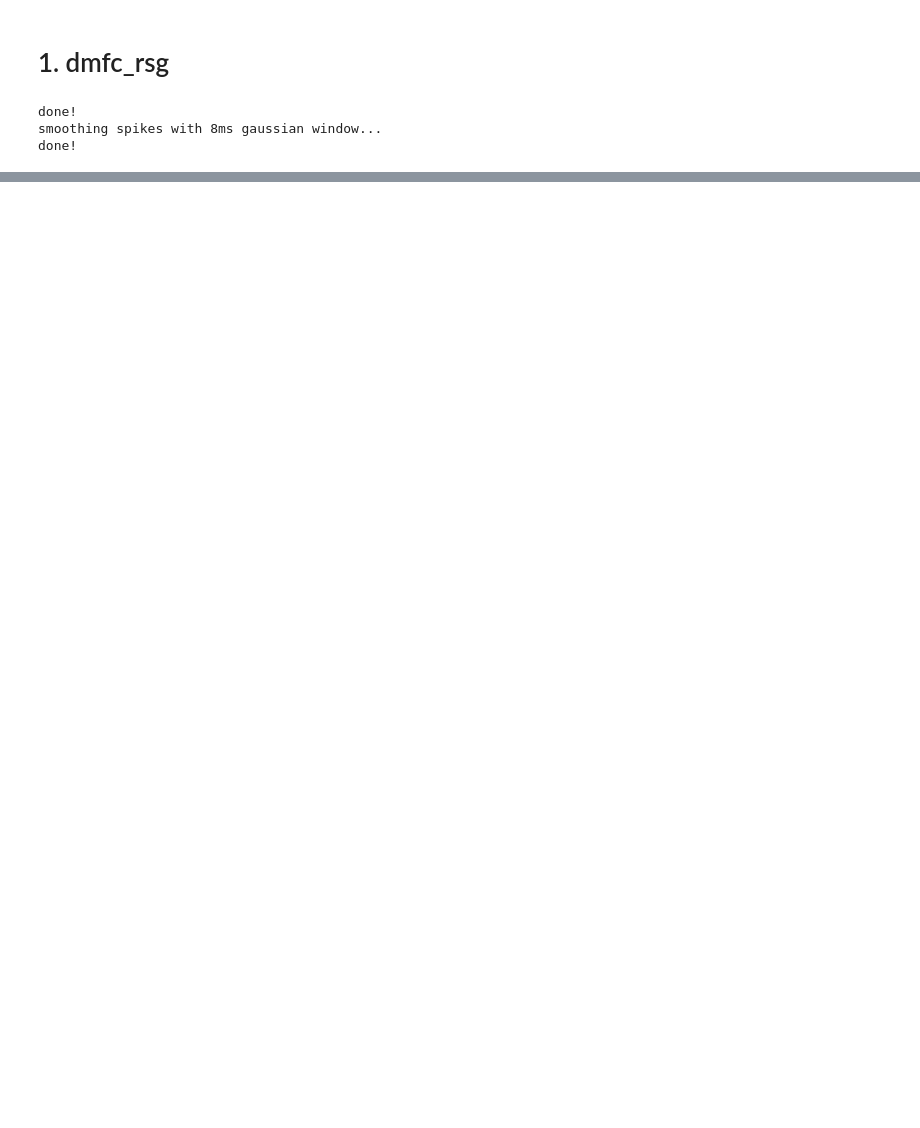
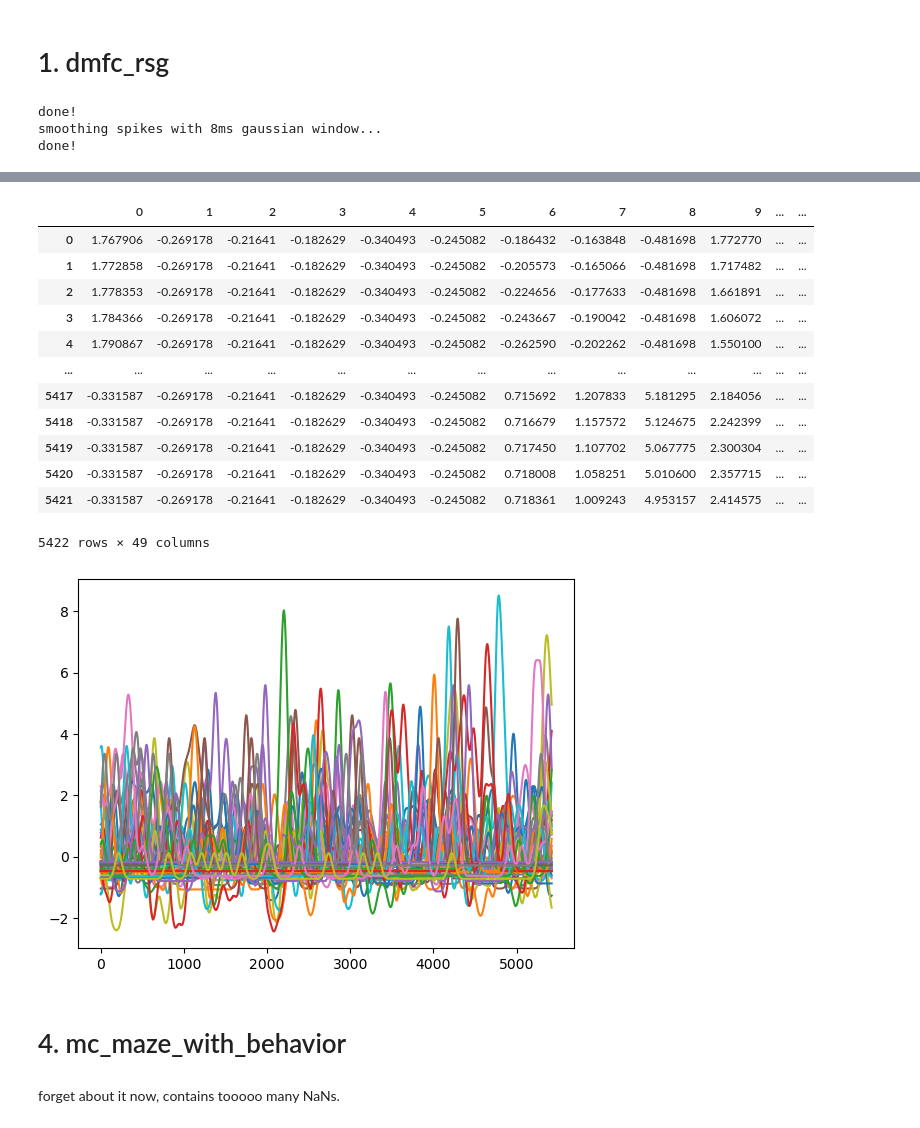
Before and after one commit to dannyfa/Velocity_Flow_Matching, a Jupyter notebook: read_nlb_data.ipynb, the cells around one changed output, grey strips where cells are left out. Cells and saved outputs as stored; diff of their text form; code cells hidden in the pictures; blank space fills up the shorter version.

```diff
--- a/read_nlb_data.ipynb
+++ b/read_nlb_data.ipynb
@@ -28,0 +175,19 @@ np.savez(save_path, samples=np.array(train_data, dtype=object))
+# %%
+trial_id = 0
+plt.plot(train_data[trial_id]);
+pd.DataFrame(train_data[trial_id])
+# %% [output]
+|  | 0 | 1 | 2 | 3 | 4 | 5 | 6 | 7 | 8 | 9 | ... | ... |
+| 0 | 1.767906 | -0.269178 | -0.21641 | -0.182629 | -0.340493 | -0.245082 | -0.186432 | -0.163848 | -0.481698 | 1.772770 | ... | ... |
+| 1 | 1.772858 | -0.269178 | -0.21641 | -0.182629 | -0.340493 | -0.245082 | -0.205573 | -0.165066 | -0.481698 | 1.717482 | ... | ... |
+| 2 | 1.778353 | -0.269178 | -0.21641 | -0.182629 | -0.340493 | -0.245082 | -0.224656 | -0.177633 | -0.481698 | 1.661891 | ... | ... |
+| 3 | 1.784366 | -0.269178 | -0.21641 | -0.182629 | -0.340493 | -0.245082 | -0.243667 | -0.190042 | -0.481698 | 1.606072 | ... | ... |
+| 4 | 1.790867 | -0.269178 | -0.21641 | -0.182629 | -0.340493 | -0.245082 | -0.262590 | -0.202262 | -0.481698 | 1.550100 | ... | ... |
+| ... | ... | ... | ... | ... | ... | ... | ... | ... | ... | ... | ... | ... |
+| 5417 | -0.331587 | -0.269178 | -0.21641 | -0.182629 | -0.340493 | -0.245082 | 0.715692 | 1.207833 | 5.181295 | 2.184056 | ... | ... |
+| 5418 | -0.331587 | -0.269178 | -0.21641 | -0.182629 | -0.340493 | -0.245082 | 0.716679 | 1.157572 | 5.124675 | 2.242399 | ... | ... |
+| 5419 | -0.331587 | -0.269178 | -0.21641 | -0.182629 | -0.340493 | -0.245082 | 0.717450 | 1.107702 | 5.067775 | 2.300304 | ... | ... |
+| 5420 | -0.331587 | -0.269178 | -0.21641 | -0.182629 | -0.340493 | -0.245082 | 0.718008 | 1.058251 | 5.010600 | 2.357715 | ... | ... |
+| 5421 | -0.331587 | -0.269178 | -0.21641 | -0.182629 | -0.340493 | -0.245082 | 0.718361 | 1.009243 | 4.953157 | 2.414575 | ... | ... |
+5422 rows × 49 columns
+[figure, added]
@@ -28,0 +199,4 @@ np.savez(save_path, samples=np.array(train_data, dtype=object))
+# %% [markdown]
+# 4. mc_maze_with_behavior
+# %% [markdown]
+forget about it now, contains tooooo many NaNs.
```
Also changed, not shown: parts of 26 cells of this notebook, 18 other files.
